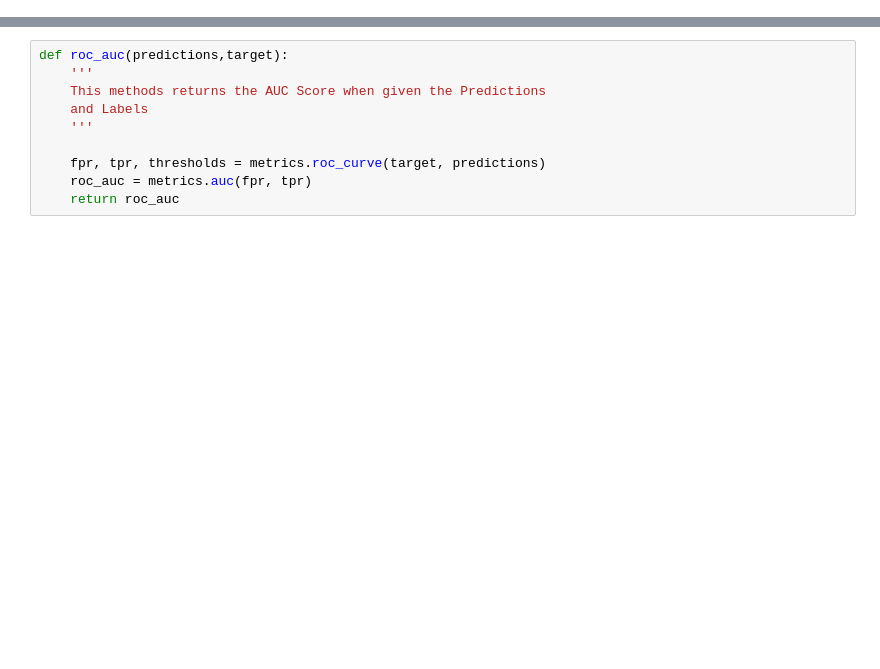
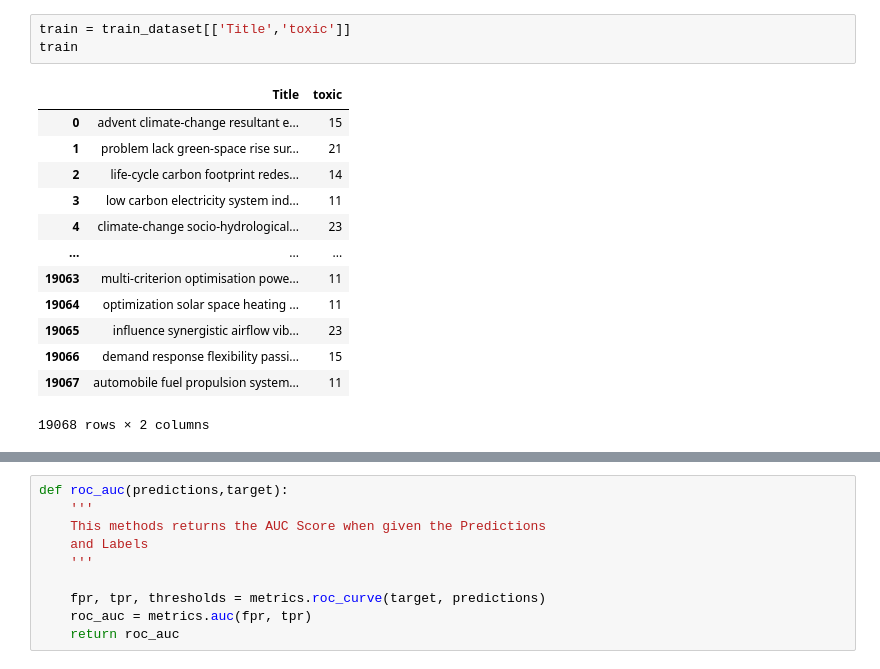
Before and after one commit to solong96/solong96, a Jupyter notebook: 0818_cc_text_classfication.ipynb, the cells around one changed output, grey strips where cells are left out. Saved outputs shown, nothing was run; the diff lists cells and outputs as text; blank space fills up the shorter version.

```diff
--- a/0818_cc_text_classfication.ipynb
+++ b/0818_cc_text_classfication.ipynb
@@ -895,0 +79,17 @@ print(max_len)
+# %%
+train = train_dataset[['Title','toxic']]
+train
+# %% [output]
+|  | Title | toxic |
+| 0 | advent climate-change resultant e... | 15 |
+| 1 | problem lack green-space rise sur... | 21 |
+| 2 | life-cycle carbon footprint redes... | 14 |
+| 3 | low carbon electricity system ind... | 11 |
+| 4 | climate-change socio-hydrological... | 23 |
+| ... | ... | ... |
+| 19063 | multi-criterion optimisation powe... | 11 |
+| 19064 | optimization solar space heating ... | 11 |
+| 19065 | influence synergistic airflow vib... | 23 |
+| 19066 | demand response flexibility passi... | 15 |
+| 19067 | automobile fuel propulsion system... | 11 |
+19068 rows × 2 columns
```
Also changed, not shown: parts of 67 cells of this notebook.
